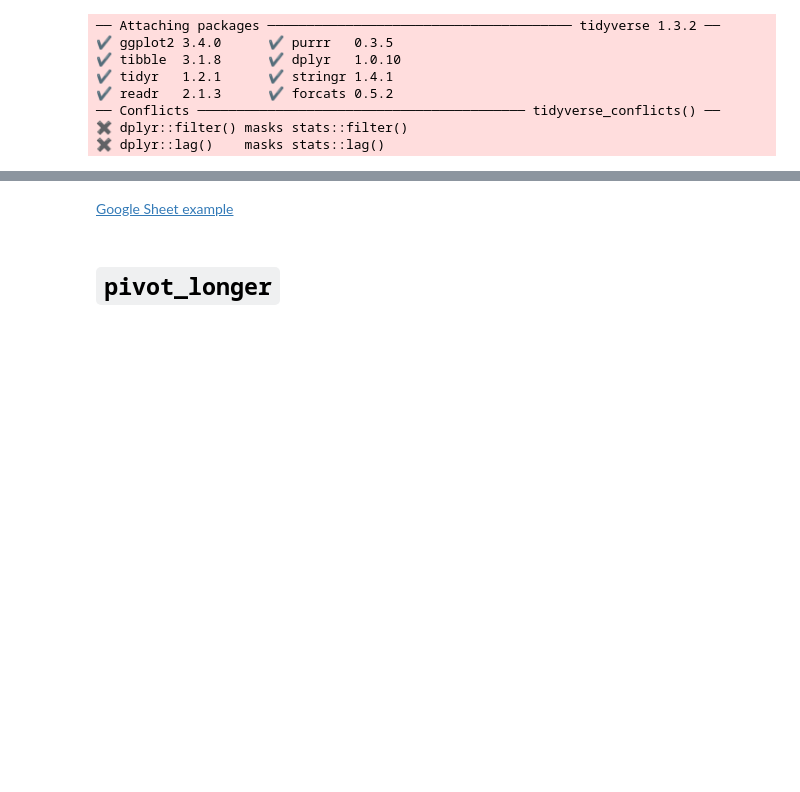
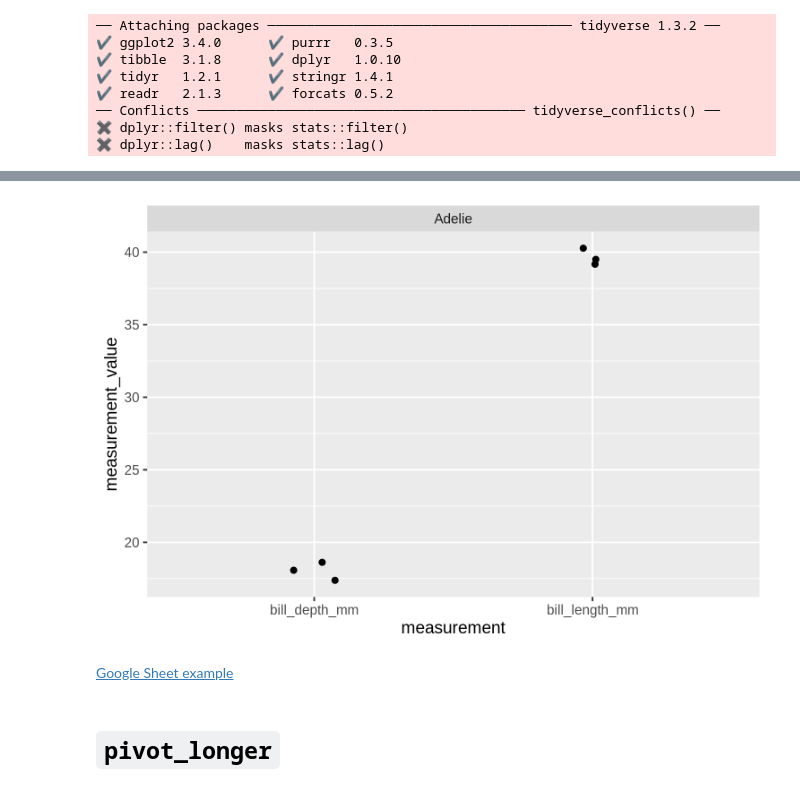
Before and after one commit to mcrzepka/BIOS512, a Jupyter notebook: Lectures/12_reshaping_data.ipynb, the cells around one changed output, grey strips where cells are left out. Drawn from its saved outputs; the diff is of its cells as text; code cells hidden in the pictures; blank space fills up the shorter version.

```diff
--- a/Lectures/12_reshaping_data.ipynb
+++ b/Lectures/12_reshaping_data.ipynb
@@ -26,3 +26,19 @@ ggplot(aes(x = measurement, y = value)) +
+# %%
+penguins2 = penguins |>
+    pivot_longer(c(bill_depth_mm, bill_length_mm),
+                 names_to = 'measurement',
+                 values_to = 'measurement_value') |> head()
+
+# the cols you want to rotate, the names you want to give it
+# c is the collection of values
+# %%
+p = ggplot(penguins2, aes(x=measurement, y=measurement_value)) +
+    geom_point(position = position_jitter(width = 0.1, height = 0.1)) +
+    facet_wrap(~species)
+
+p
+# %% [output]
+[figure, added]
 # %% [markdown]
 [Google Sheet example](https://docs.google.com/spreadsheets/d/1t085cM-8GLGHk7ZAqtTambrGi7PR1yXZgID964rg5Qw/edit#gid=1425423640)
 # %% [markdown]
```
Also changed, not shown: parts of 5 cells of this notebook.
